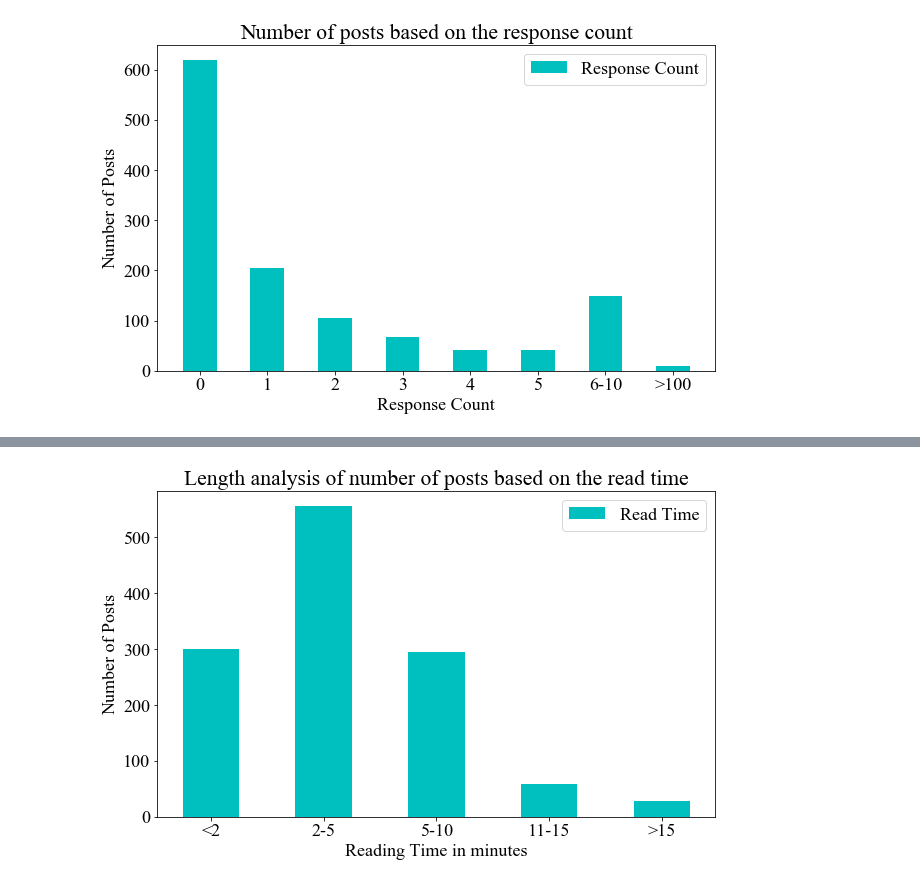
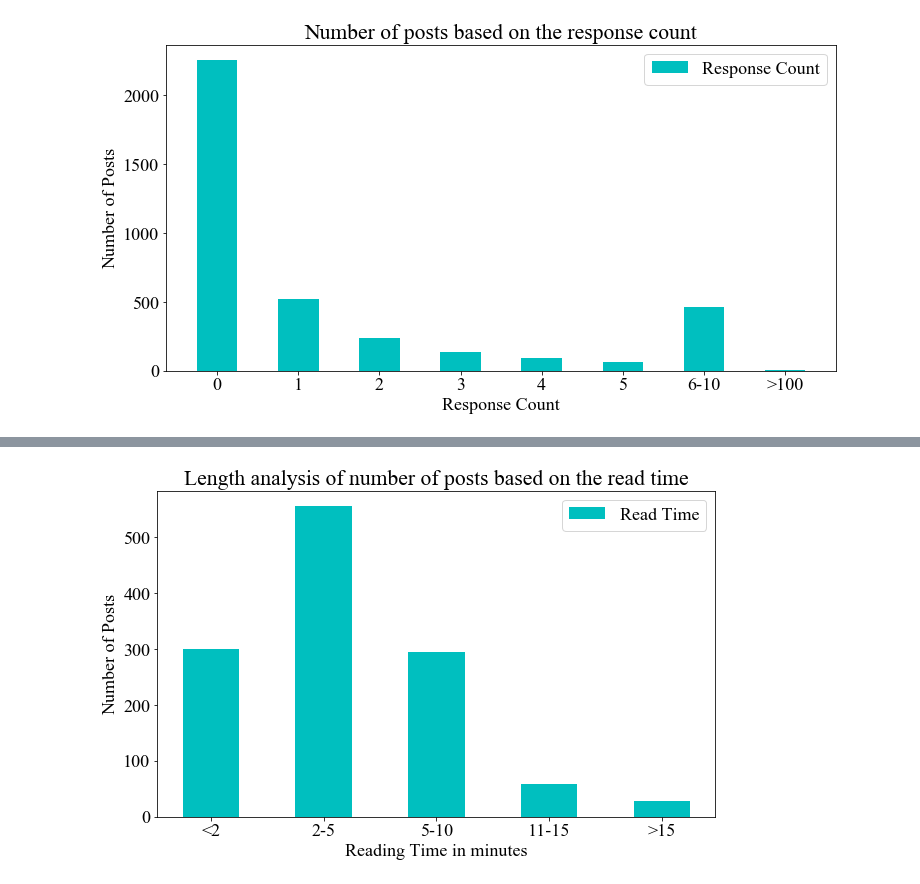
Before and after one commit to shantoroy/Raw_medium_article_scrape, a Jupyter notebook: Visualization for conference paper.ipynb, the cells around one changed output, grey strips where cells are left out. Cells and saved outputs as stored; diff of their text form; code cells hidden in the pictures.

```diff
--- a/Visualization for conference paper.ipynb
+++ b/Visualization for conference paper.ipynb
@@ -1,29 +1,29 @@
 # %%
 from matplotlib import pyplot as plt1
 from matplotlib.pyplot import figure
 import numpy as np
 font = {'family' : 'Times New Roman',
         'weight' : 'bold',
         'size'   : 18}
 
 plt1.rc('font', **font)
 #plt.rcParams["font.family"] = "Times New Roman"
 
-figure(num=None, figsize=(10, 6))
+figure(num=None, figsize=(12, 6))
 
 labels = ['0', '1', '2', '3', '4', '5'\
             , '6-10', '>100']
-sizes = [619, 205, 105, 68, 42, 41, 149, 9]
+sizes = [2256, 520, 240, 135, 96, 67, 464, 9]
 
 #Labels=['0', '1', '2', '3', '4', '5', '6', '7 or more']
 y_pos=np.arange(len(labels))
 plt1.bar(y_pos + 0, sizes, width=0.5, color = 'c', label='Response Count')
 #plt.bar(y_pos + 0.25,CommentCount_for_Bar, width=0.25,color = 'c',label = 'Comments')
 plt1.xticks(y_pos, labels)
 plt1.legend(loc='best')
 plt1.ylabel('Number of Posts')
 plt1.xlabel('Response Count')
 plt1.title("Number of posts based on the response count")
 plt1.savefig('medium_response_count.pdf', dpi=300)
 # %% [output]
-[figure, old version]
+[figure, new version]
```
Also changed, not shown: parts of 6 cells of this notebook, 14 other files.
